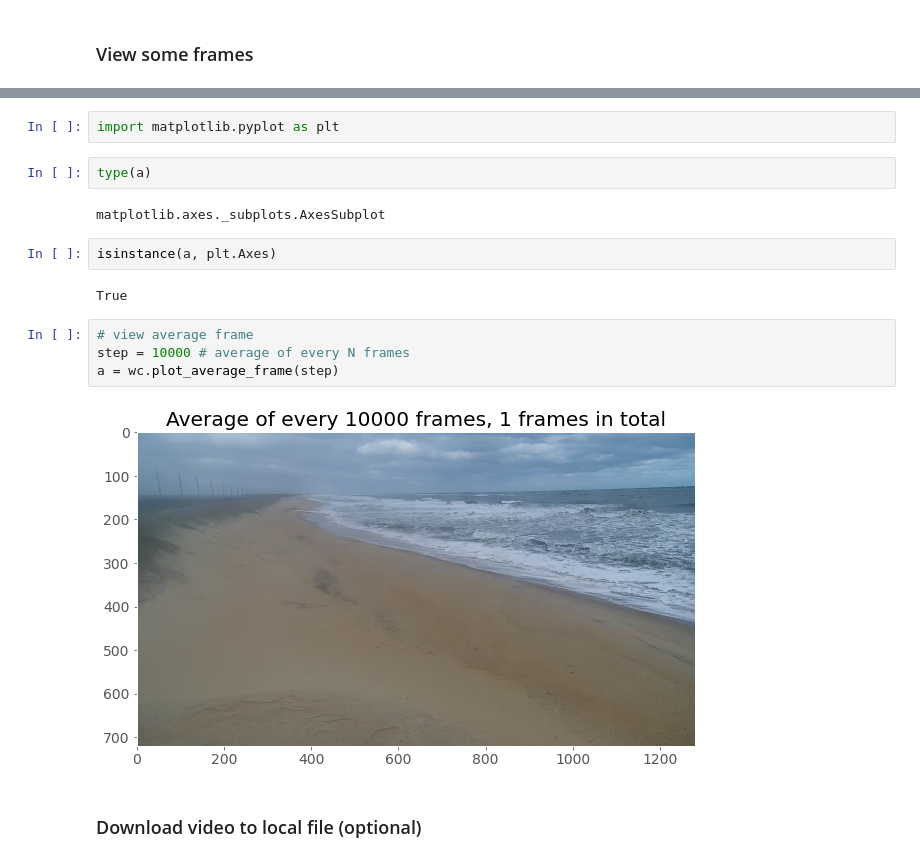
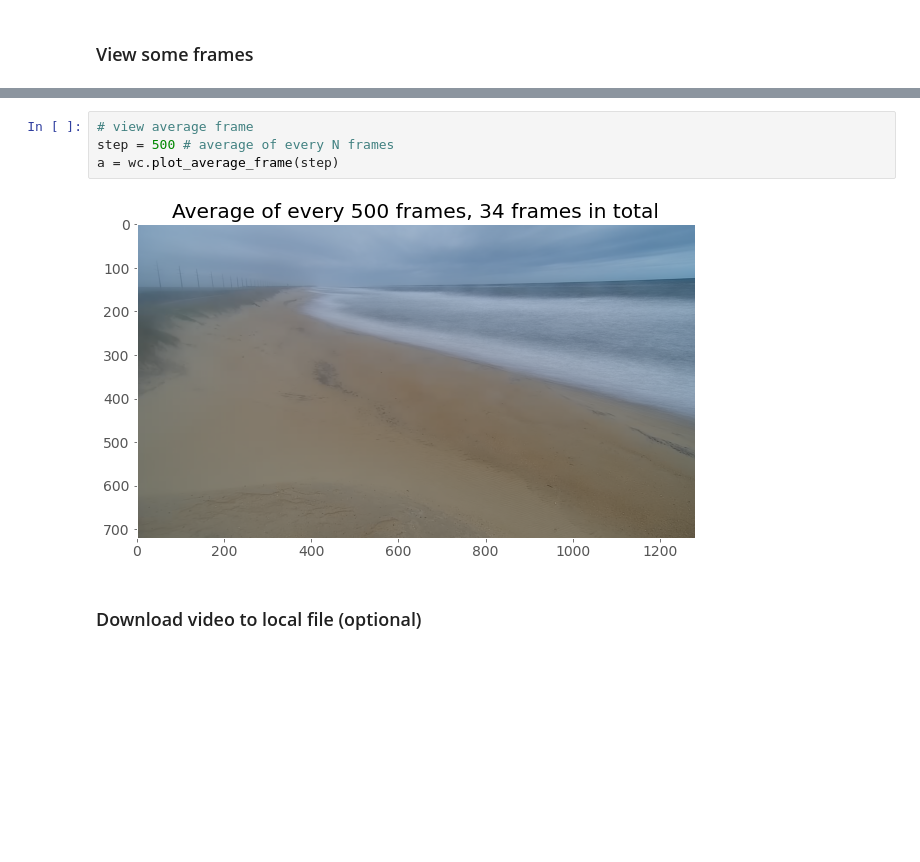
Before and after one commit to UNCG-DAISY/PyWebCAT, a Jupyter notebook: notebooks/pywebcat_demo.ipynb, the cells around one changed output, grey strips where cells are left out. Drawn from its saved outputs; the diff is of its cells as text; blank space fills up the shorter version.

```diff
--- a/notebooks/pywebcat_demo.ipynb
+++ b/notebooks/pywebcat_demo.ipynb
@@ -37,19 +29,9 @@ a = wc.plot_frames()
-# %%
-import matplotlib.pyplot as plt
-# %%
-type(a)
-# %% [output]
-matplotlib.axes._subplots.AxesSubplot
-# %%
-isinstance(a, plt.Axes)
-# %% [output]
-True
 # %%
 # view average frame
-step = 10000 # average of every N frames
+step = 500 # average of every N frames
 a = wc.plot_average_frame(step)
 # %% [output]
-[figure, old version]
+[figure, new version]
 # %% [markdown]
 ### Download video to local file (optional)
 # %%
```
Also changed, not shown: parts of 2 cells of this notebook, 6 other files.
